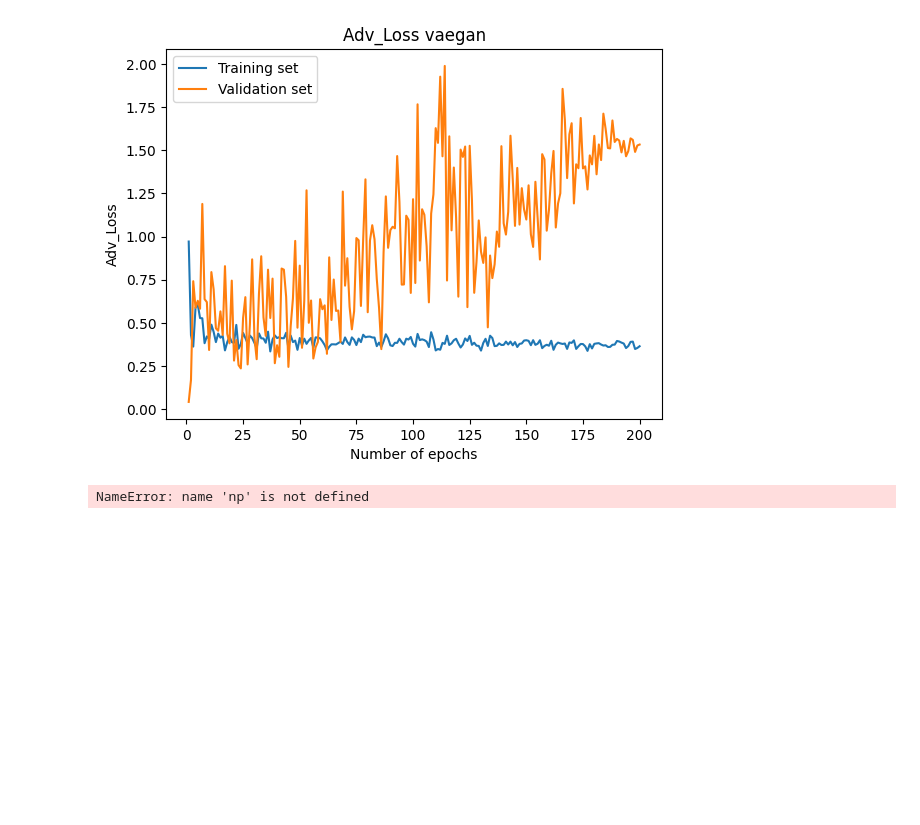
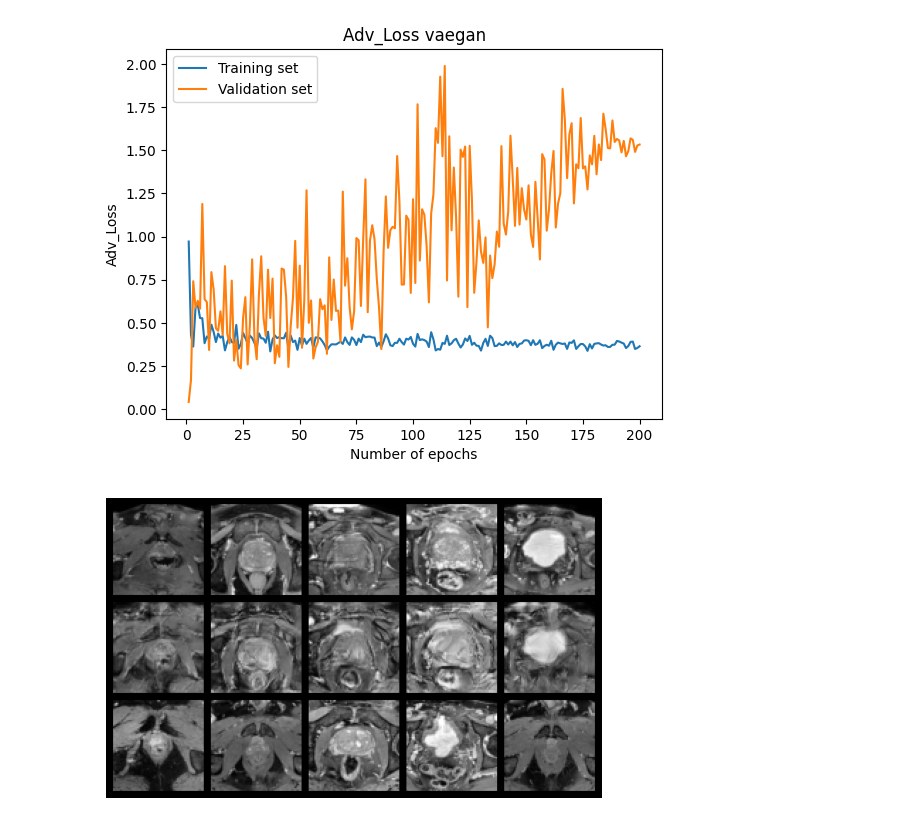
Before and after one commit to MartinoCappuccino/CapitaSelectaCode, a Jupyter notebook: Machine learning/train_vaegan.ipynb, the cells around one changed output. Saved outputs shown, nothing was run; the diff lists cells and outputs as text; code cells hidden in the pictures; blank space fills up the shorter version.

```diff
--- a/Machine learning/train_vaegan.ipynb
+++ b/Machine learning/train_vaegan.ipynb
@@ -34,8 +34,8 @@ TrainerVAEGAN = trainers.TrainerVAEGAN
 # %% [output]
 libs imported
 # %%
-WORKING_DIR = Path(r"C:\Users\marti\OneDrive - TU Eindhoven\Documenten\Master\Q3\Capita Selecta\Project")
-DATA_DIR = WORKING_DIR / "Data"
+WORKING_DIR = Path(r"C:\Users\20182371\Documents\TUe\8DM20_CS_Medical_Imaging\DeepLearning_Project")
+DATA_DIR = WORKING_DIR / "TrainingData"
 
 PROGRESS_DIR_VAEGAN = WORKING_DIR / "progress_vaegan"
 PROGRESS_DIR_VAEGAN.mkdir(parents=True, exist_ok=True)
@@ -214,6 +214,7 @@ seed = 0
 
 vaegan_model = VAEGAN(z_dim=Z_DIM, l=2, spade=True).to(device)
 
+EXPERIMENT_DIR_VAEGAN = Path(r"C:\Users\20182371\Documents\TUe\8DM20_CS_Medical_Imaging\DeepLearning_Project\progress_vaegan\200_epochs_256_zdim_final")
 model_dir = EXPERIMENT_DIR_VAEGAN / "model.pth"
 vaegan_model.load_state_dict(torch.load(model_dir))
 vaegan_model.eval()
@@ -241,45 +242,45 @@ train_loader = DataLoader(
     drop_last=True,
     pin_memory=True,
 )
-
-first_indx = np.random.choice(np.arange(len(train_loader.dataset)), size=5, replace=False)
-second_indx = first_indx+10
-for i in range(len(second_indx)):
-    if second_indx[i] > len(train_loader.dataset):
-        second_indx[i] = len(train_loader.dataset)-1
-
-first_image_t , first_mask_t = train_loader.dataset[first_indx]
-second_image_t, second_mask_t = train_loader.dataset[second_indx]
-first_image_t = first_image_t.to(device)
-first_mask_t = first_mask_t.to(device)
-second_image_t = second_image_t.to(device)
-second_mask_t = second_mask_t.to(device)
-
-
-mu_first, logvar_first = vaegan_model.encoder(first_image_t)
-latent_z_first = utils.sample_z(mu_first, logvar_first)
-
-mu_second, logvar_second = vaegan_model.encoder(second_image_t)
-latent_z_second = utils.sample_z(mu_second, logvar_second)
-# %% [output]
-NameError: name 'np' is not defined
 # %%
-weight = 0.9
+first_indx = np.random.choice(np.arange(len(train_loader.dataset)), size=5, replace=False)
+second_indx = np.random.choice(np.arange(len(train_loader.dataset)), size=5, replace=False)
+for i in range(len(second_indx)):
+    if second_indx[i] > len(train_loader.dataset):
+        second_indx[i] = len(train_loader.dataset)-1
+
+first_image_t , first_mask_t = train_loader.dataset[first_indx]
+second_image_t, second_mask_t = train_loader.dataset[second_indx]
+first_image_t = first_image_t.to(device)
+first_mask_t = first_mask_t.to(device)
+second_image_t = second_image_t.to(device)
+second_mask_t = second_mask_t.to(device)
+
+
+mu_first, logvar_first = vaegan_model.encoder(first_image_t)
+latent_z_first = utils.sample_z(mu_first, logvar_first)
+
+mu_second, logvar_second = vaegan_model.encoder(second_image_t)
+latent_z_second = utils.sample_z(mu_second, logvar_second)
+weight = 0.5
 gen_latent_z = latent_z_first + weight*(latent_z_second - latent_z_first)
 generations  = vaegan_model.generator(gen_latent_z, first_mask_t)
 
 img_grid = make_grid(
                 torch.cat([
                     first_image_t.cpu(),
                     generations.cpu(),
                     second_image_t.cpu()
                 ]),
                 nrow=5,
-                padding=12,
+                padding=5,
                 pad_value=-1, )
 
-plt.imshow(img_grid.numpy()[0] / 2.0 + 0.5)
-plt.imsave(EXPERIMENT_DIR_VAEGAN / f"interpolated_generations_{weight}.png", img_grid.numpy()[0] / 2.0 + 0.5)
+plt.imshow(img_grid.numpy()[0], cmap = "gray") #[0] / 2.0 + 0.5
+plt.axis("off")
+plt.imsave(EXPERIMENT_DIR_VAEGAN / f"interpolated_generations_{weight}.png", img_grid.numpy()[0], cmap = "gray")
+# %% [output]
+[figure, added]
 # %%
 first_indx = np.random.choice(np.arange(len(train_loader.dataset)), size=1, replace=False)
 second_indx = first_indx+10
```
Also changed, not shown: 5 other files.
